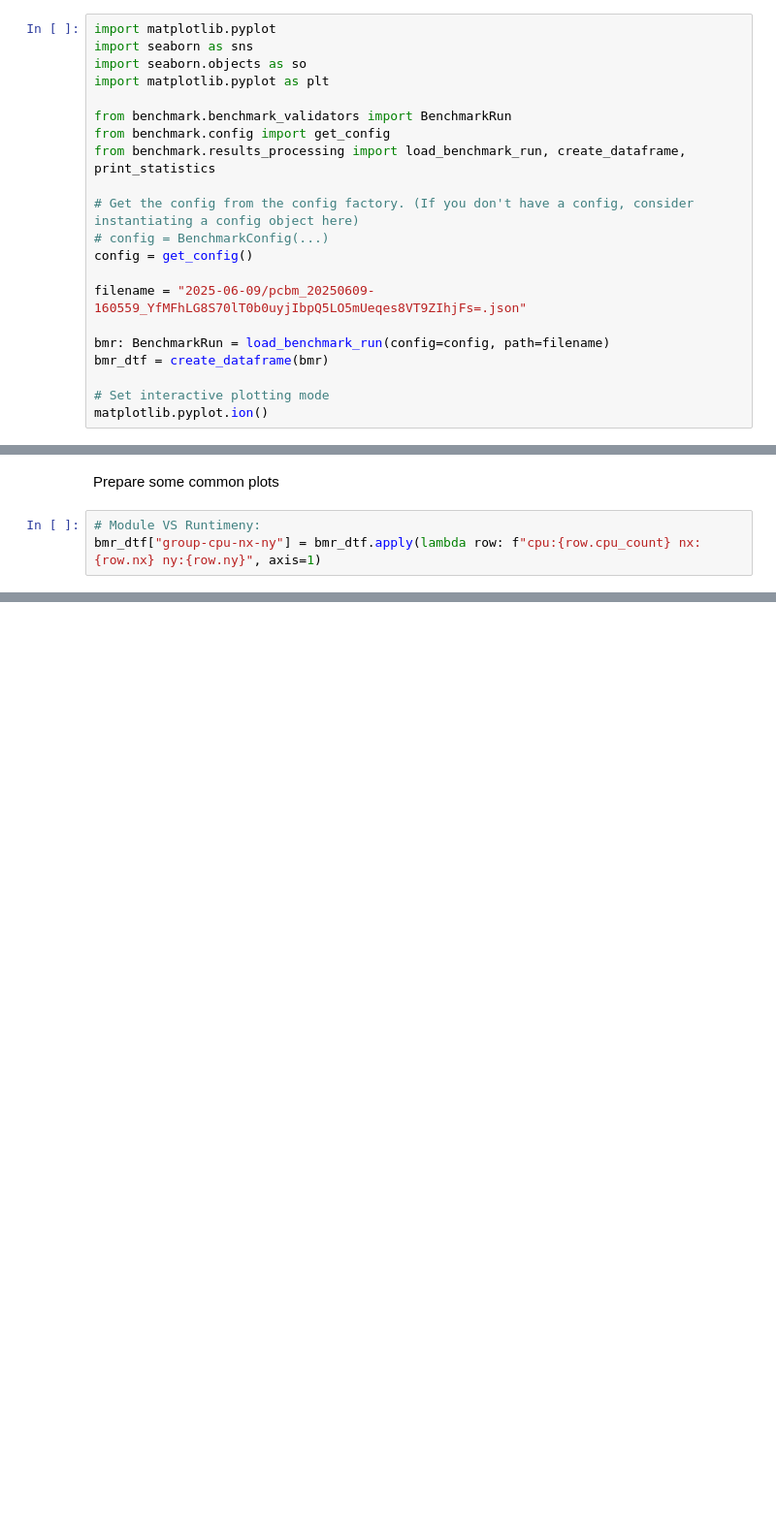
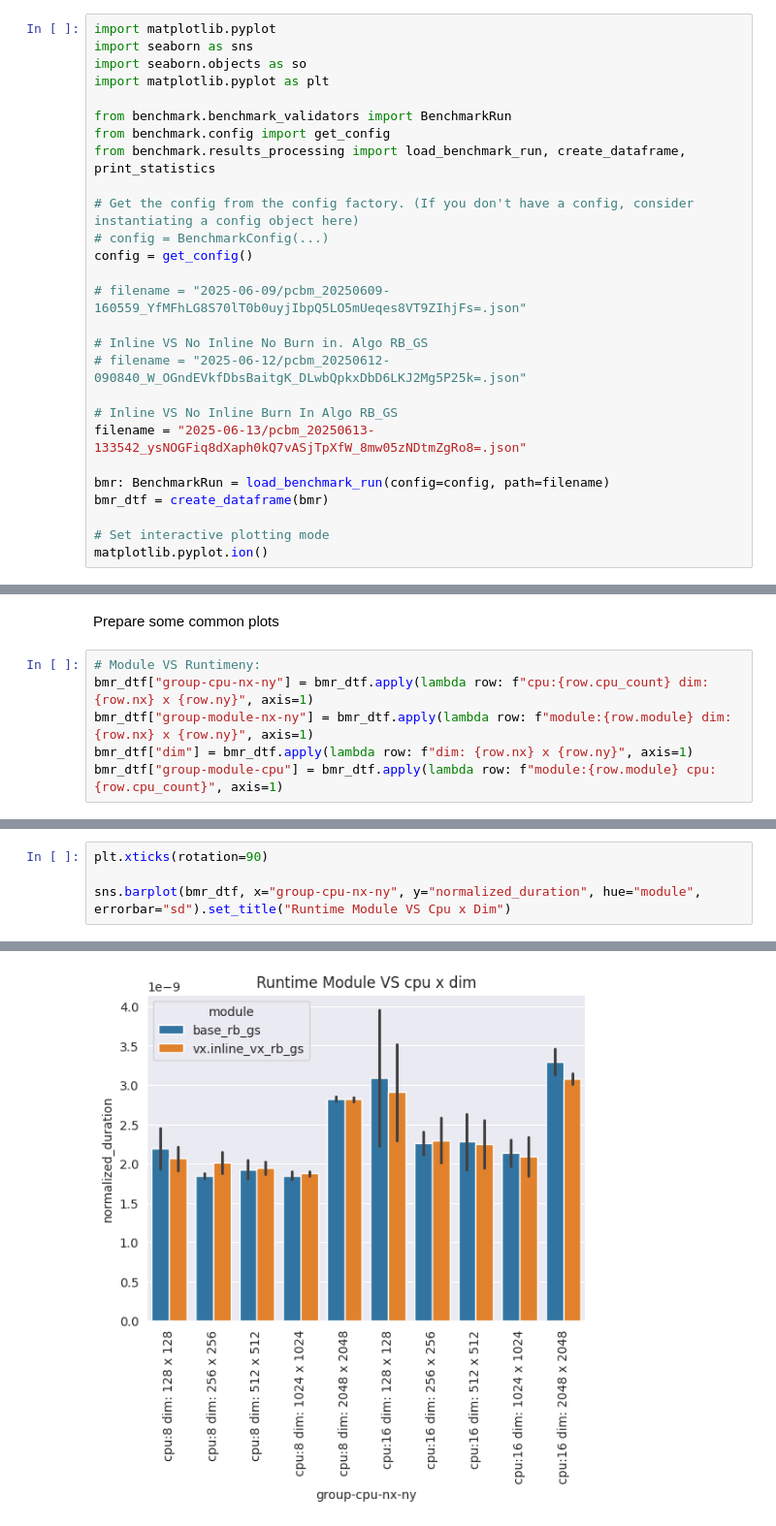
Before and after one commit to MarcelFerrari/Pyroclast, a Jupyter notebook: scripts/benchmarks/plot_results.ipynb, the cells around one changed output, grey strips where cells are left out. Shown at 97% size. Saved outputs shown, nothing was run; the diff lists cells and outputs as text; blank space fills up the shorter version.

Commit message:
+ ADded more plots

```diff
--- a/scripts/benchmarks/plot_results.ipynb
+++ b/scripts/benchmarks/plot_results.ipynb
@@ -28,7 +28,13 @@ from benchmark.results_processing import load_benchmark_run, create_dataframe, p
 # config = BenchmarkConfig(...)
 config = get_config()
 
-filename = "2025-06-09/pcbm_20250609-160559_YfMFhLG8S70lT0b0uyjIbpQ5LO5mUeqes8VT9ZIhjFs=.json"
+# filename = "2025-06-09/pcbm_20250609-160559_YfMFhLG8S70lT0b0uyjIbpQ5LO5mUeqes8VT9ZIhjFs=.json"
+
+# Inline VS No Inline No Burn in. Algo RB_GS
+# filename = "2025-06-12/pcbm_20250612-090840_W_OGndEVkfDbsBaitgK_DLwbQpkxDbD6LKJ2Mg5P25k=.json"
+
+# Inline VS No Inline Burn In Algo RB_GS
+filename = "2025-06-13/pcbm_20250613-133542_ysNOGFiq8dXaph0kQ7vASjTpXfW_8mw05zNDtmZgRo8=.json"
 
 bmr: BenchmarkRun = load_benchmark_run(config=config, path=filename)
 bmr_dtf = create_dataframe(bmr)
@@ -41,5 +45,8 @@ matplotlib.pyplot.ion()
 Prepare some common plots
 # %%
 # Module VS Runtimeny:
-bmr_dtf["group-cpu-nx-ny"] = bmr_dtf.apply(lambda row: f"cpu:{row.cpu_count} nx:{row.nx} ny:{row.ny}", axis=1)
+bmr_dtf["group-cpu-nx-ny"] = bmr_dtf.apply(lambda row: f"cpu:{row.cpu_count} dim: {row.nx} x {row.ny}", axis=1)
+bmr_dtf["group-module-nx-ny"] = bmr_dtf.apply(lambda row: f"module:{row.module} dim: {row.nx} x {row.ny}", axis=1)
+bmr_dtf["dim"] = bmr_dtf.apply(lambda row: f"dim: {row.nx} x {row.ny}", axis=1)
+bmr_dtf["group-module-cpu"] = bmr_dtf.apply(lambda row: f"module:{row.module} cpu:{row.cpu_count}", axis=1)
 # %%
@@ -74,0 +79,5 @@ base_rb_gs                   16  1024  1024     0.00615067      0.257192
+# %%
+plt.xticks(rotation=90)
+
+sns.barplot(bmr_dtf, x="group-cpu-nx-ny", y="normalized_duration", hue="module", errorbar="sd").set_title("Runtime Module VS Cpu x Dim")
+# %% [output]
@@ -74,0 +85 @@ base_rb_gs                   16  1024  1024     0.00615067      0.257192
+[figure, added]
```
Also changed, not shown: parts of 9 cells of this notebook.
